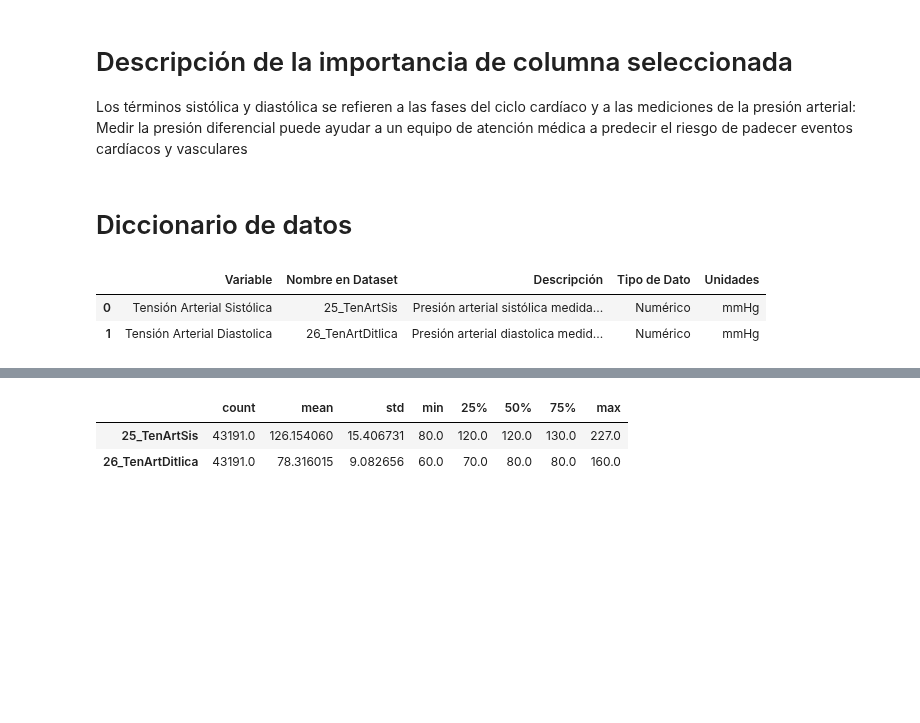
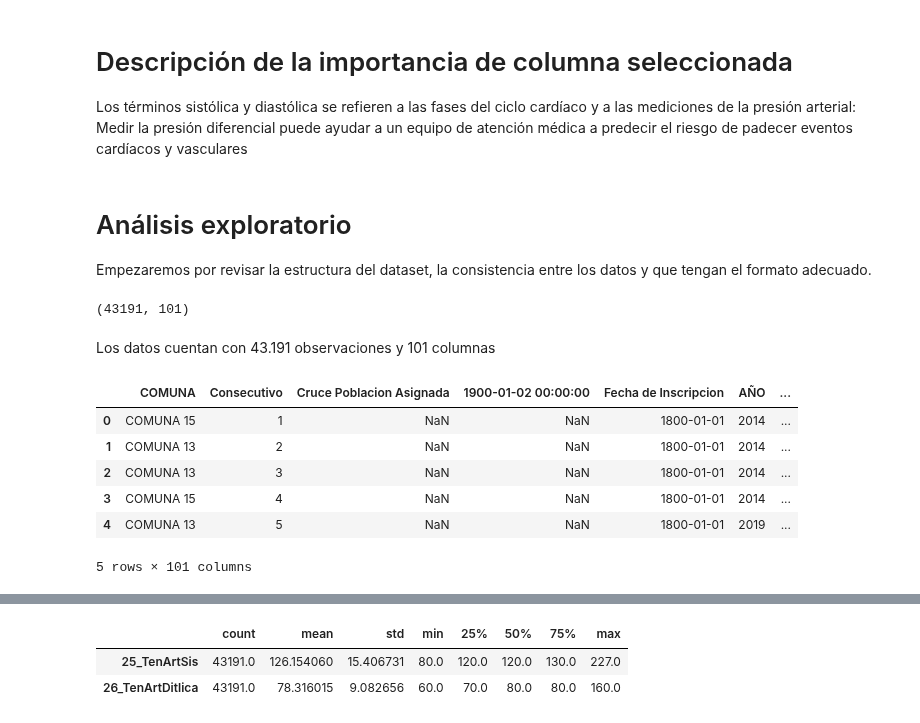
Before and after one commit to edgo1688/MIAA-ICESI, a Jupyter notebook: Analisis de datos l/Grupo_2_Taller_3_Analisis_Bivariado.ipynb, the cells around one changed output, grey strips where cells are left out. Cells and saved outputs as stored; diff of their text form; code cells hidden in the pictures; blank space fills up the shorter version.

```diff
--- a/Analisis de datos l/Grupo_2_Taller_3_Analisis_Bivariado.ipynb
+++ b/Analisis de datos l/Grupo_2_Taller_3_Analisis_Bivariado.ipynb
@@ -105,32 +94,23 @@ warnings.filterwarnings("ignore")
-# %% [markdown]
-# Diccionario de datos
-# %%
-# Crear un DataFrame con el diccionario de datos basado en las variables objetivo
-diccionario_datos = pd.DataFrame({
-    "Variable": [
-        "Tensión Arterial Sistólica",
-        "Tensión Arterial Diastolica"
-    ],
-    "Nombre en Dataset": [
-        "25_TenArtSis",
-        "26_TenArtDitlica"
-    ],
-    "Descripción": [
-        "Presión arterial sistólica medida en el individuo.",
-        "Presión arterial diastolica medida en el individuo."
-    ],
-    "Tipo de Dato": [
-        "Numérico",
-        "Numérico"
-    ],
-    "Unidades": [
-        "mmHg",
-        "mmHg"
-    ]
-})
-
-diccionario_datos
-# %% [output]
-|  | Variable | Nombre en Dataset | Descripción | Tipo de Dato | Unidades |
-| 0 | Tensión Arterial Sistólica | 25_TenArtSis | Presión arterial sistólica medida... | Numérico | mmHg |
-| 1 | Tensión Arterial Diastolica | 26_TenArtDitlica | Presión arterial diastolica medid... | Numérico | mmHg |
+# %% [markdown]
+# Análisis exploratorio
+
+Empezaremos por revisar la estructura del dataset, la consistencia entre los datos y que tengan el formato adecuado.
+# %%
+# Se importa la data
+df = pd.read_excel("data/Reporte Cronicos ESE Oriente ABRIL 2023.xlsx", sheet_name='BASE')
+df.shape
+# %% [output]
+(43191, 101)
+# %% [markdown]
+Los datos cuentan con 43.191 observaciones y 101 columnas
+# %%
+# Revisar primeros 5 registros
+df.head()
+# %% [output]
+|  | COMUNA | Consecutivo | Cruce Poblacion Asignada | 1900-01-02 00:00:00 | Fecha de Inscripcion | AÑO | ... |
+| 0 | COMUNA 15 | 1 | NaN | NaN | 1800-01-01 | 2014 | ... |
+| 1 | COMUNA 13 | 2 | NaN | NaN | 1800-01-01 | 2014 | ... |
+| 2 | COMUNA 13 | 3 | NaN | NaN | 1800-01-01 | 2014 | ... |
+| 3 | COMUNA 15 | 4 | NaN | NaN | 1800-01-01 | 2014 | ... |
+| 4 | COMUNA 13 | 5 | NaN | NaN | 1800-01-01 | 2019 | ... |
+5 rows × 101 columns
```
Also changed, not shown: parts of 23 cells of this notebook, 1 other file.
